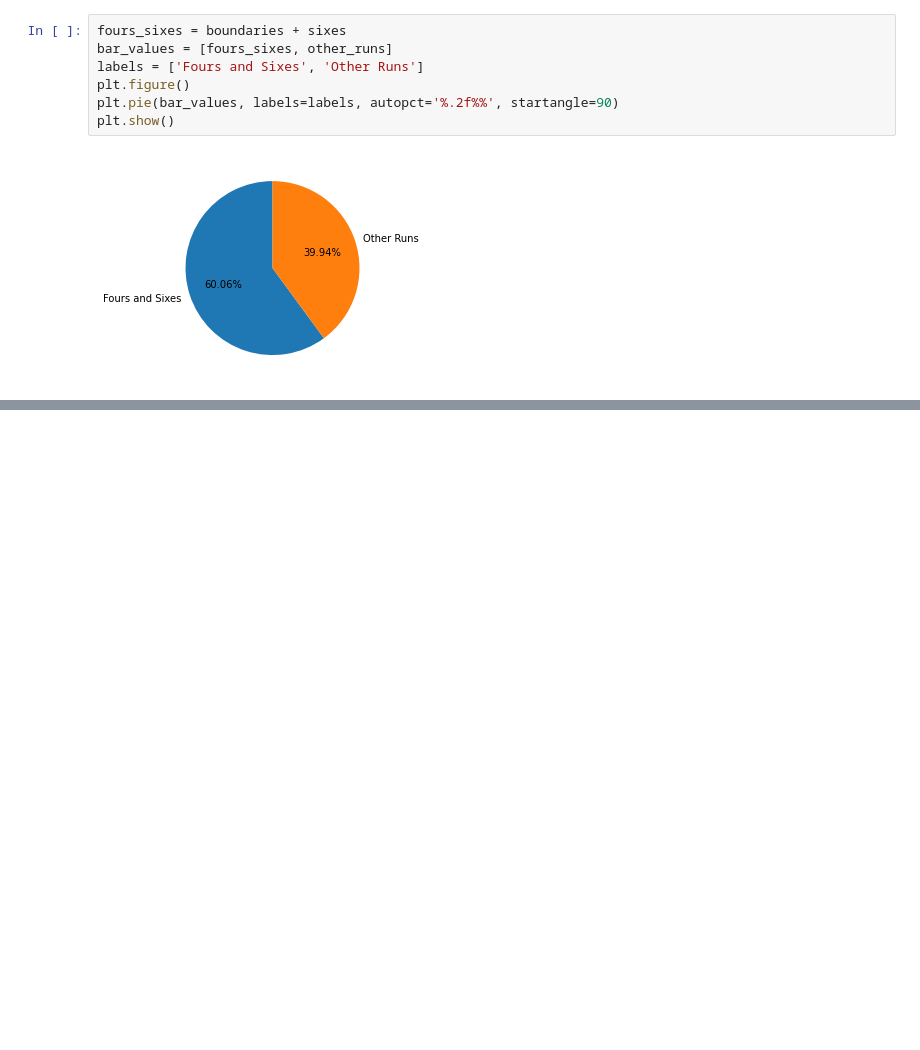
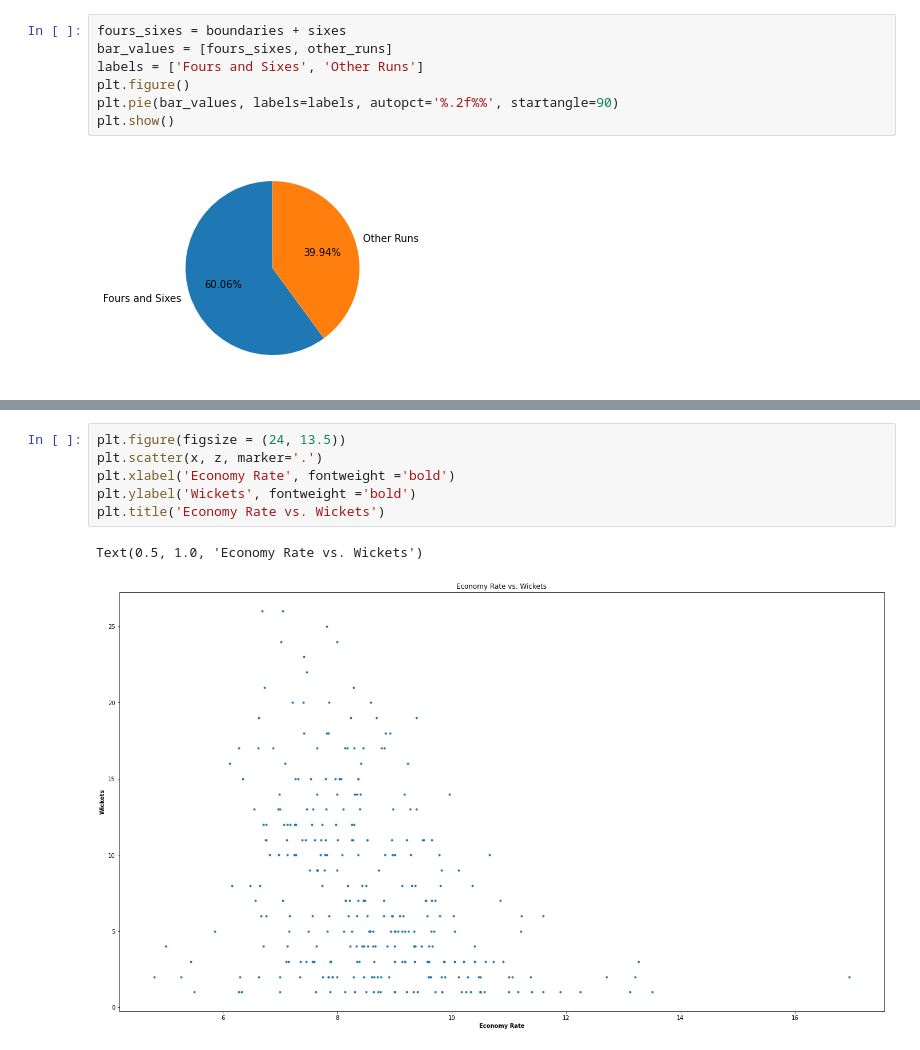
Before and after one commit to sohan-bhat-git/Cricket_Analysis, a Jupyter notebook: T20_Analysis.ipynb, the cells around one changed output, grey strips where cells are left out. Drawn from its saved outputs; the diff is of its cells as text; blank space fills up the shorter version.

```diff
--- a/T20_Analysis.ipynb
+++ b/T20_Analysis.ipynb
@@ -34,0 +75,9 @@ plt.show()
+# %%
+plt.figure(figsize = (24, 13.5))
+plt.scatter(x, z, marker='.')
+plt.xlabel('Economy Rate', fontweight ='bold')
+plt.ylabel('Wickets', fontweight ='bold')
+plt.title('Economy Rate vs. Wickets')
+# %% [output]
+Text(0.5, 1.0, 'Economy Rate vs. Wickets')
+[figure, added]
```
Also changed, not shown: parts of 4 cells of this notebook.
